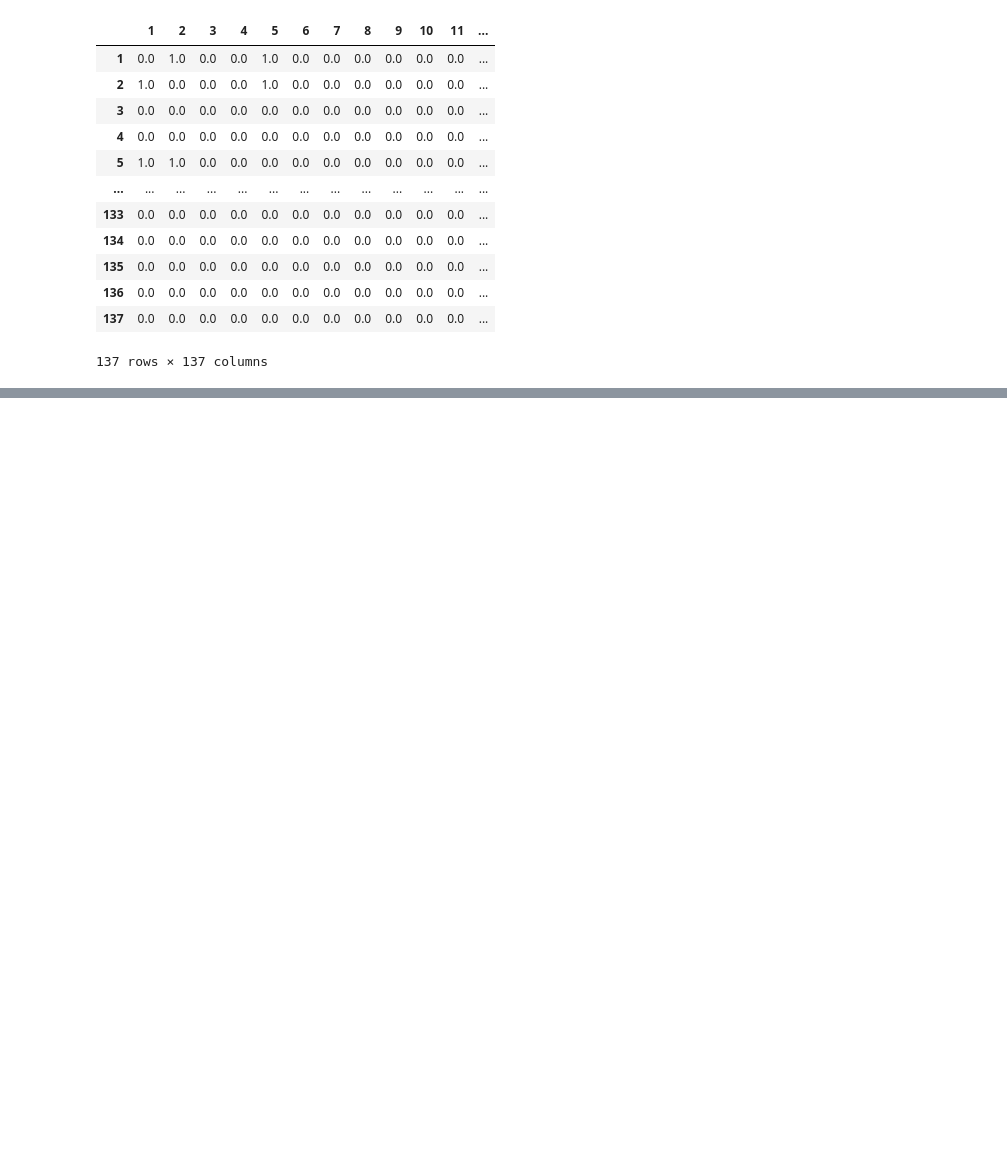
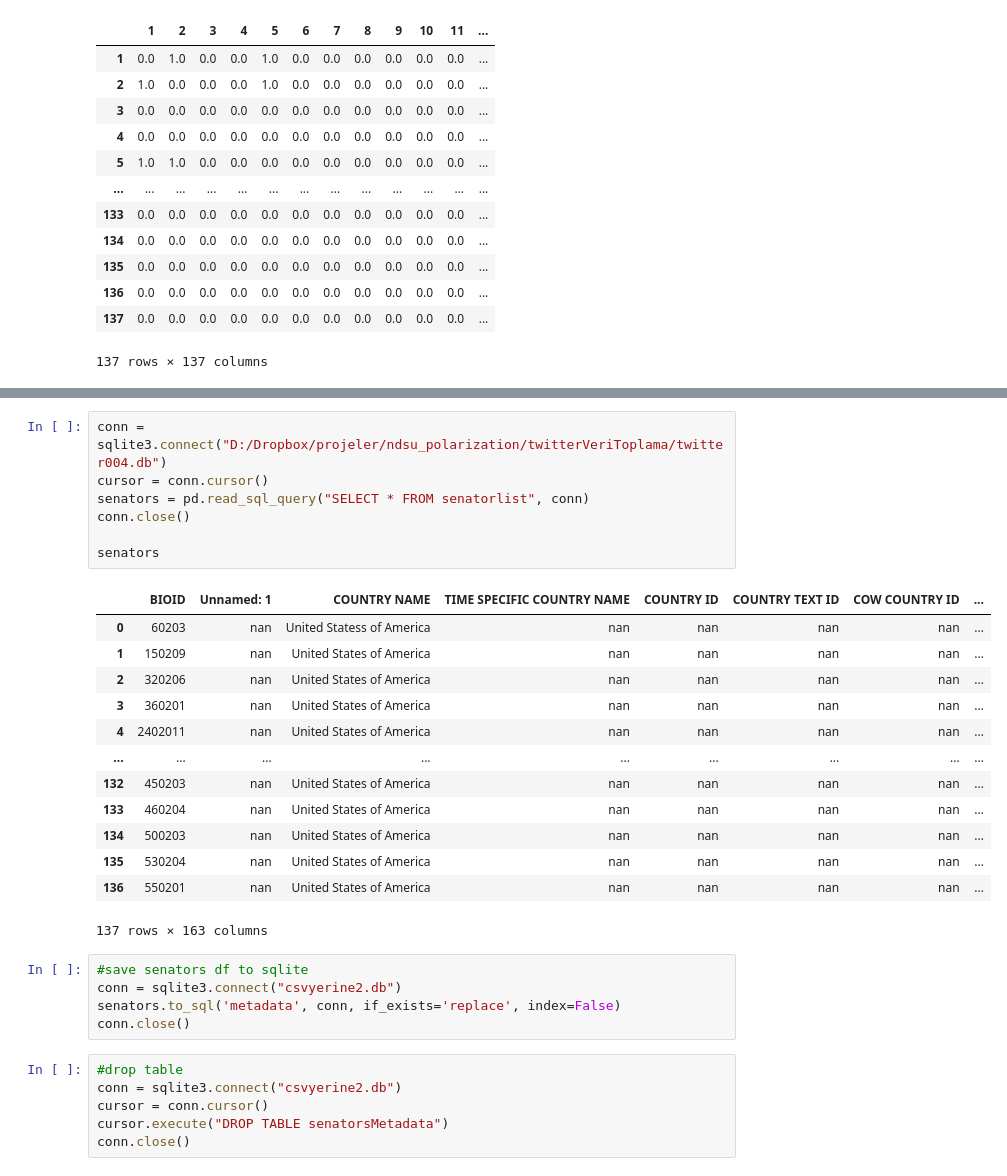
Before and after one commit to CEL-lab/multilayer_polarization, a Jupyter notebook: data/zero2hero.ipynb, the cells around one changed output, grey strips where cells are left out. Cells and saved outputs as stored; diff of their text form; blank space fills up the shorter version.

Commit message:
metadata table added

```diff
--- a/data/zero2hero.ipynb
+++ b/data/zero2hero.ipynb
@@ -601,0 +629,32 @@ Processing cluster: gasprices
+# %%
+conn = sqlite3.connect("D:/Dropbox/projeler/ndsu_polarization/twitterVeriToplama/twitter004.db")
+cursor = conn.cursor()
+senators = pd.read_sql_query("SELECT * FROM senatorlist", conn)
+conn.close()
+
+senators
+# %% [output]
+|  | BIOID | Unnamed: 1 | COUNTRY NAME | TIME SPECIFIC COUNTRY NAME | COUNTRY ID | COUNTRY TEXT ID | COW COUNTRY ID | ... |
+| 0 | 60203 | nan | United Statess of America | nan | nan | nan | nan | ... |
+| 1 | 150209 | nan | United States of America | nan | nan | nan | nan | ... |
+| 2 | 320206 | nan | United States of America | nan | nan | nan | nan | ... |
+| 3 | 360201 | nan | United States of America | nan | nan | nan | nan | ... |
+| 4 | 2402011 | nan | United States of America | nan | nan | nan | nan | ... |
+| ... | ... | ... | ... | ... | ... | ... | ... | ... |
+| 132 | 450203 | nan | United States of America | nan | nan | nan | nan | ... |
+| 133 | 460204 | nan | United States of America | nan | nan | nan | nan | ... |
+| 134 | 500203 | nan | United States of America | nan | nan | nan | nan | ... |
+| 135 | 530204 | nan | United States of America | nan | nan | nan | nan | ... |
+| 136 | 550201 | nan | United States of America | nan | nan | nan | nan | ... |
+137 rows × 163 columns
+# %%
+#save senators df to sqlite
+conn = sqlite3.connect("csvyerine2.db")
+senators.to_sql('metadata', conn, if_exists='replace', index=False)
+conn.close()
+# %%
+#drop table
+conn = sqlite3.connect("csvyerine2.db")
+cursor = conn.cursor()
+cursor.execute("DROP TABLE senatorsMetadata")
+conn.close()
```
Also changed, not shown: parts of 1 cell of this notebook, 1 other file.
